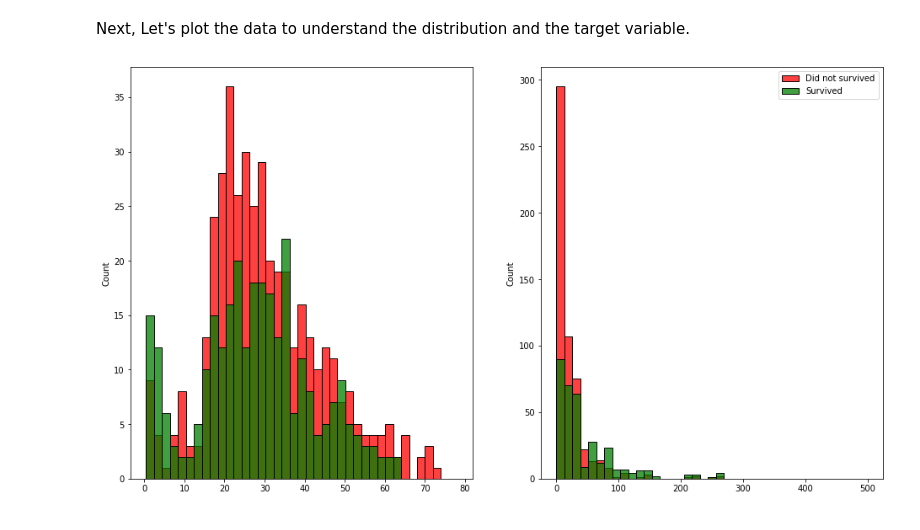
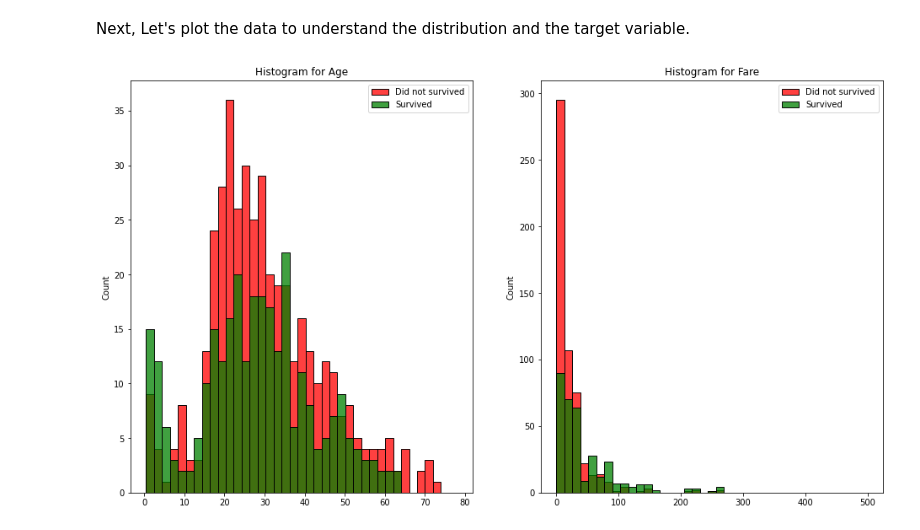
Before and after one commit to pandya6988/my_first_fastpage, a Jupyter notebook: _notebooks/2022-09-11-feature_engineering.ipynb, the cells around one changed output. Cells and saved outputs as stored; diff of their text form; code cells hidden in the pictures.

```diff
--- a/_notebooks/2022-09-11-feature_engineering.ipynb
+++ b/_notebooks/2022-09-11-feature_engineering.ipynb
@@ -179,19 +179,18 @@ import numpy as np
 # %%
 # collapse
 fig, axs = plt.subplots(ncols=2, figsize=(16,9))
 axs_no = 0
 
 for feature in ['Age', 'Fare']:
     died = list(titanic[titanic.Survived == 0][feature].dropna())
     survived = list(titanic[titanic.Survived == 1][feature].dropna())
     xmin = min(min(died), min(survived))
     xmax = max( max(died), max(survived) )
     width = (xmax - xmin) / 40
     sns.histplot(died, color='r', kde=False, bins=np.arange(xmin, xmax, width), ax=axs[axs_no])
     sns.histplot(survived, color='g', kde=False, bins=np.arange(xmin, xmax, width), ax=axs[axs_no])
+    axs[axs_no].set_title(f"Histogram for {feature}")
+    axs[axs_no].legend(['Did not survived', 'Survived'])
     axs_no += 1
-    plt.legend(['Did not survived', 'Survived'])
-    #plt.title(f"Histogram for {feature}")
-    #plt.show()
 # %% [output]
-[figure, old version]
+[figure, new version]
```
Also changed, not shown: 1 other file.
